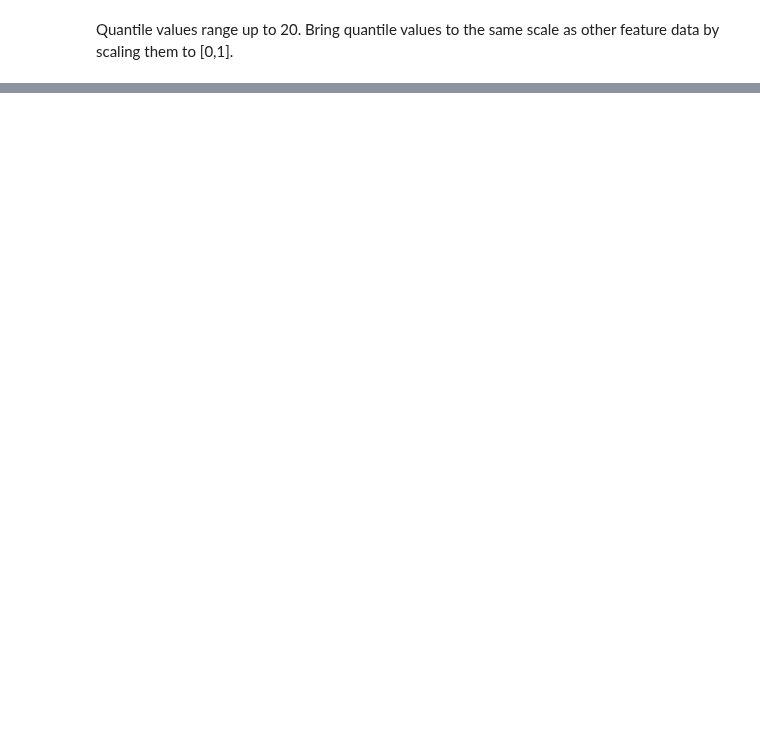
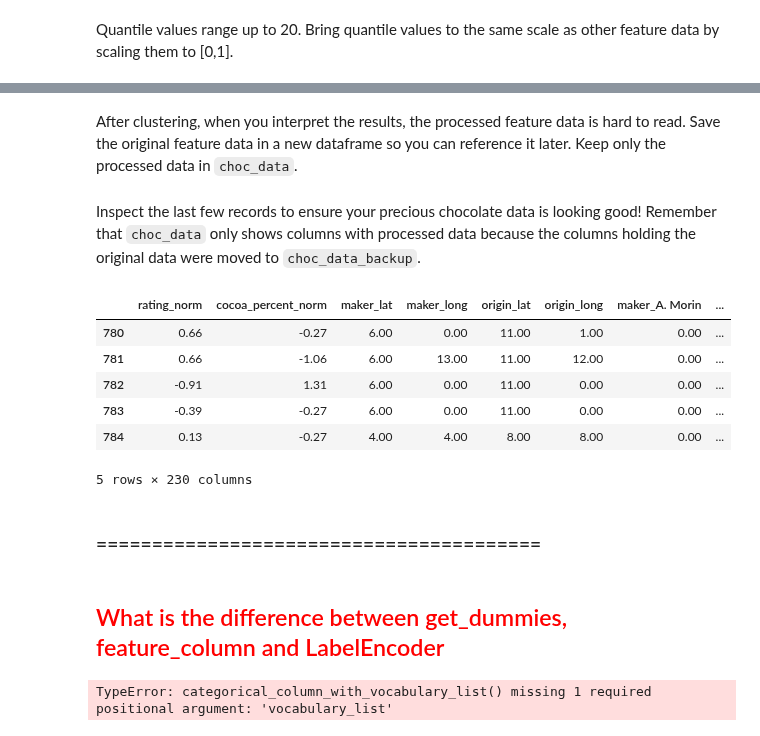
Before and after one commit to fasthill/google-ML-crash-course, a Jupyter notebook: 9. Manual Similarity with Chocolates.ipynb, the cells around one changed output, grey strips where cells are left out. Cells and saved outputs as stored; diff of their text form; code cells hidden in the pictures; blank space fills up the shorter version.

Commit message:
use get_dummies, make df backup

```diff
--- a/9. Manual Similarity with Chocolates.ipynb
+++ b/9. Manual Similarity with Chocolates.ipynb
@@ -287,0 +292,8 @@ for string in colsQuantiles:
+# %%
+# duplicate the "maker" feature since it's removed by one-hot encoding function
+choc_data['maker2'] = choc_data['maker']
+choc_data = pd.get_dummies(choc_data, columns=['maker2'], prefix=['maker'])
+# %%
+# similarly, duplicate the "bean_type" feature
+choc_data['bean_type2'] = choc_data['bean_type']
+choc_data = pd.get_dummies(choc_data, columns=['bean_type2'], prefix=['bean'])
@@ -287,0 +310,34 @@ for string in colsQuantiles:
+# %% [markdown]
+After clustering, when you interpret the results, the processed feature data is
+hard to read. Save the original feature data in a new dataframe so you can
+reference it later. Keep only the processed data in `choc_data`.
+# %%
+# Split dataframe into two frames: Original data and data for clustering
+choc_data_backup = choc_data.loc[:, original_cols].copy(deep=True)
+choc_data.drop(columns=original_cols, inplace=True) # delete original columns
+
+# get_dummies returned ints for one-hot encoding but we want floats so divide by 1.0
+# Note: In the latest version of "get_dummies", you can set "dtype" to float
+choc_data = choc_data/1.0
+# %% [markdown]
+Inspect the last few records to ensure your precious chocolate data is looking
+good! Remember that `choc_data` only shows columns with processed data because the columns holding the original data were moved to `choc_data_backup`.
+# %%
+choc_data.tail()
+# %% [output]
+|  | rating_norm | cocoa_percent_norm | maker_lat | maker_long | origin_lat | origin_long | maker_A. Morin | ... |
+| 780 | 0.66 | -0.27 | 6.00 | 0.00 | 11.00 | 1.00 | 0.00 | ... |
+| 781 | 0.66 | -1.06 | 6.00 | 13.00 | 11.00 | 12.00 | 0.00 | ... |
+| 782 | -0.91 | 1.31 | 6.00 | 0.00 | 11.00 | 0.00 | 0.00 | ... |
+| 783 | -0.39 | -0.27 | 6.00 | 0.00 | 11.00 | 0.00 | 0.00 | ... |
+| 784 | 0.13 | -0.27 | 4.00 | 4.00 | 8.00 | 8.00 | 0.00 | ... |
+5 rows × 230 columns
+# %% [markdown]
+###  ========================================
+# %% [markdown]
+## <span style='color:red'> What is the difference between get_dummies, feature_column and LabelEncoder </span>
+# %%
+feature_column_maker = tf.feature_column.categorical_column_with_vocabulary_list('maker')
+feature_column_bean_type = tf.feature_column.categorical_column_with_vocabulary_list('bean_type')
+# %% [output]
+TypeError: categorical_column_with_vocabulary_list() missing 1 required positional argument: 'vocabulary_list'
```
Also changed, not shown: parts of 5 cells of this notebook.
